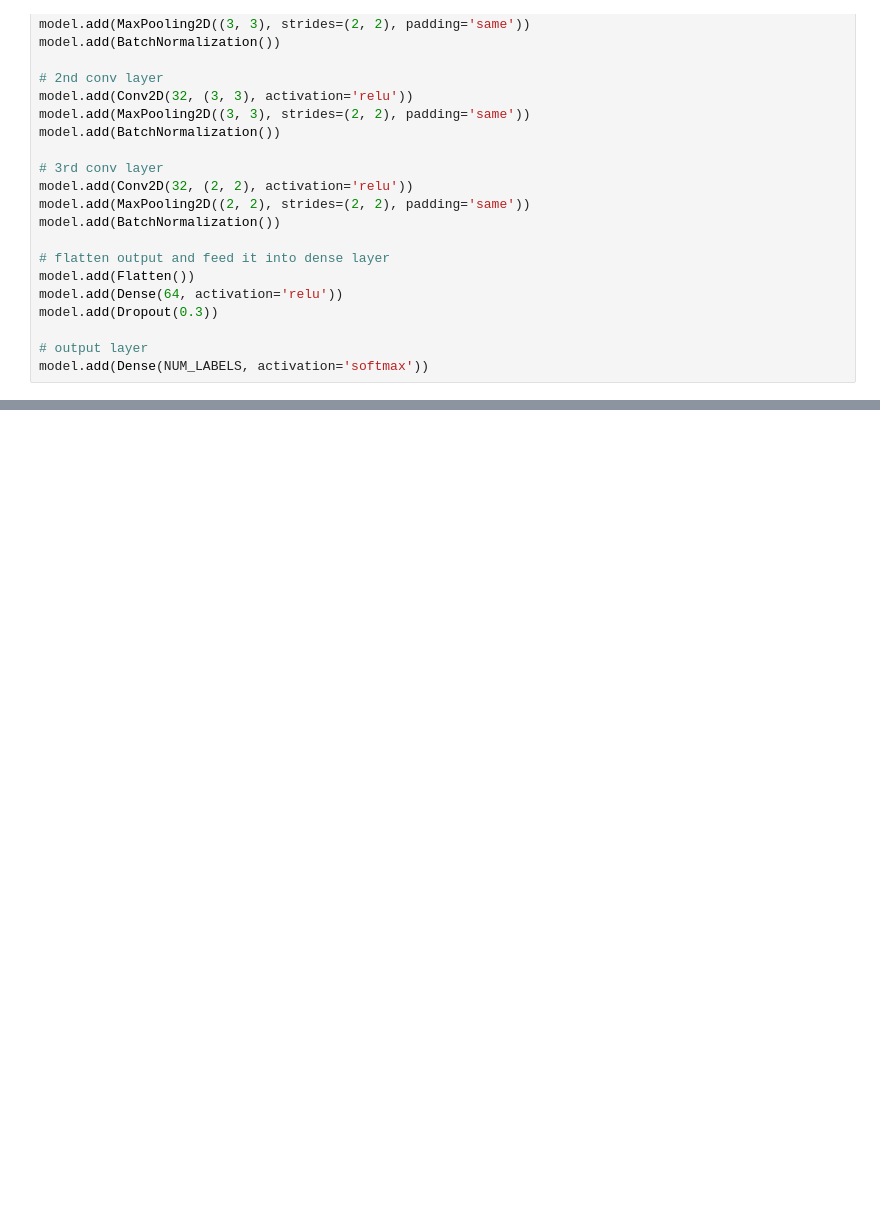
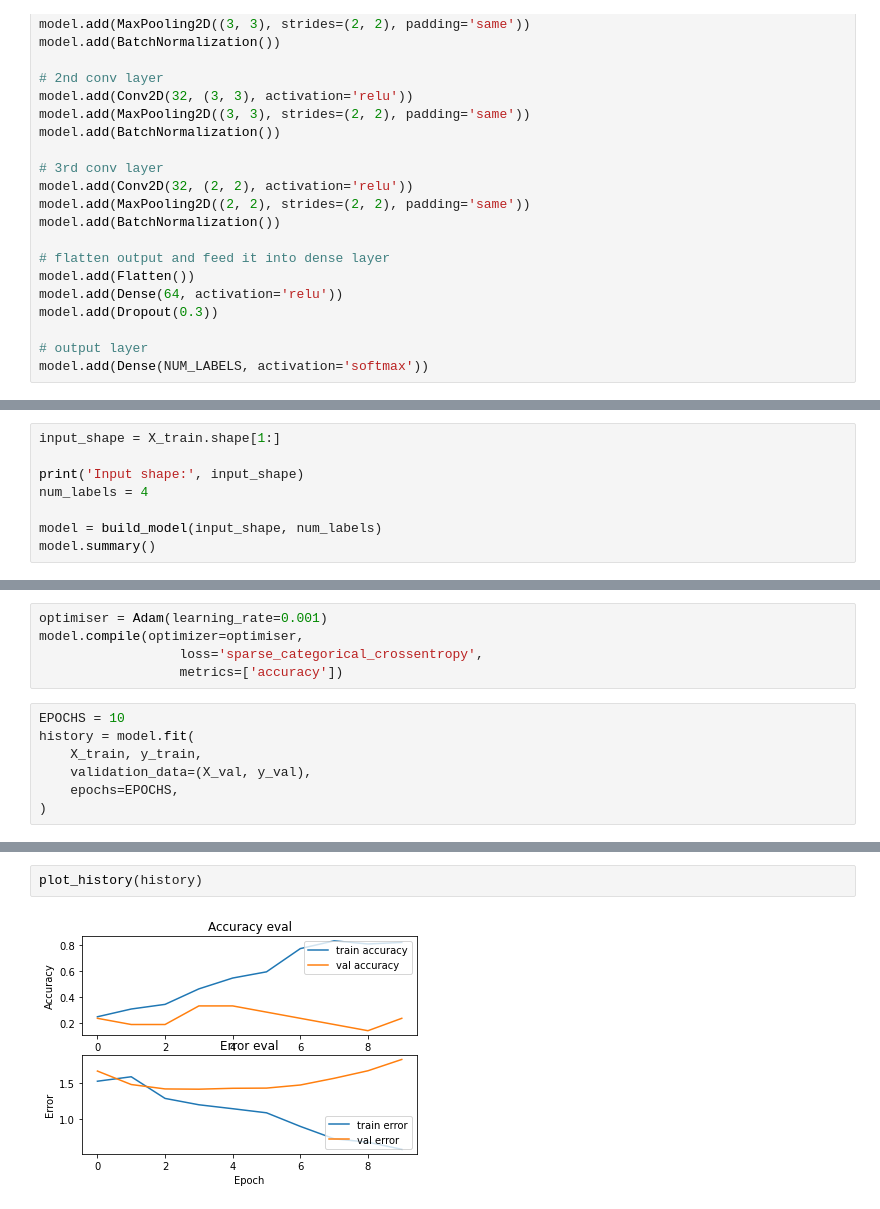
Before and after one commit to vrwilm/accent-detection, a Jupyter notebook: 4.1_stft+CNN.ipynb, the cells around one changed output, grey strips where cells are left out. Saved outputs shown, nothing was run; the diff lists cells and outputs as text; blank space fills up the shorter version.

```diff
--- a/4.1_stft+CNN.ipynb
+++ b/4.1_stft+CNN.ipynb
@@ -129,0 +234,8 @@ test_loss, test_acc = model.evaluate(X_test, y_test, verbose=2)
+# %%
+input_shape = X_train.shape[1:]
+
+print('Input shape:', input_shape)
+num_labels = 4
+
+model = build_model(input_shape, num_labels)
+model.summary()
@@ -129,0 +260,12 @@ test_loss, test_acc = model.evaluate(X_test, y_test, verbose=2)
+# %%
+optimiser = Adam(learning_rate=0.001)
+model.compile(optimizer=optimiser,
+                  loss='sparse_categorical_crossentropy',
+                  metrics=['accuracy'])
+# %%
+EPOCHS = 10
+history = model.fit(
+    X_train, y_train,
+    validation_data=(X_val, y_val),
+    epochs=EPOCHS,
+)
@@ -129,0 +293,4 @@ test_loss, test_acc = model.evaluate(X_test, y_test, verbose=2)
+# %%
+plot_history(history)
+# %% [output]
+[figure, added]
```
Also changed, not shown: parts of 28 cells of this notebook, 2 other files.
